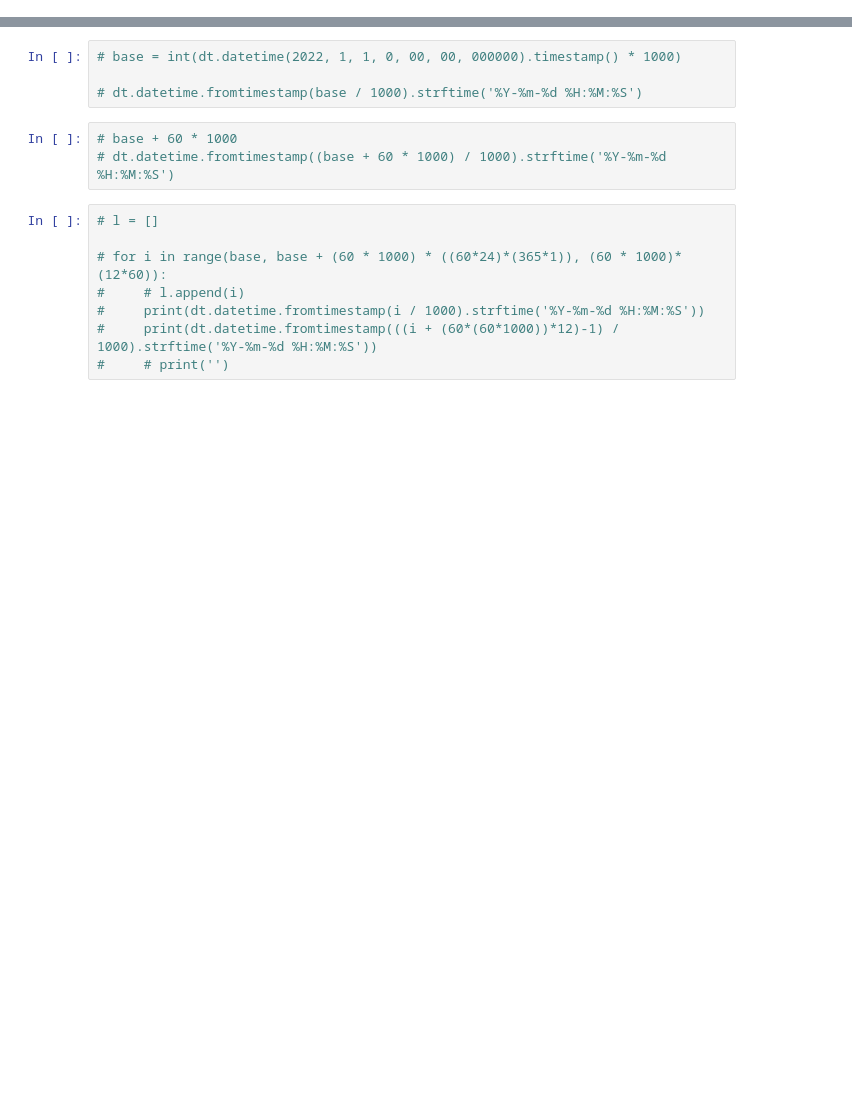
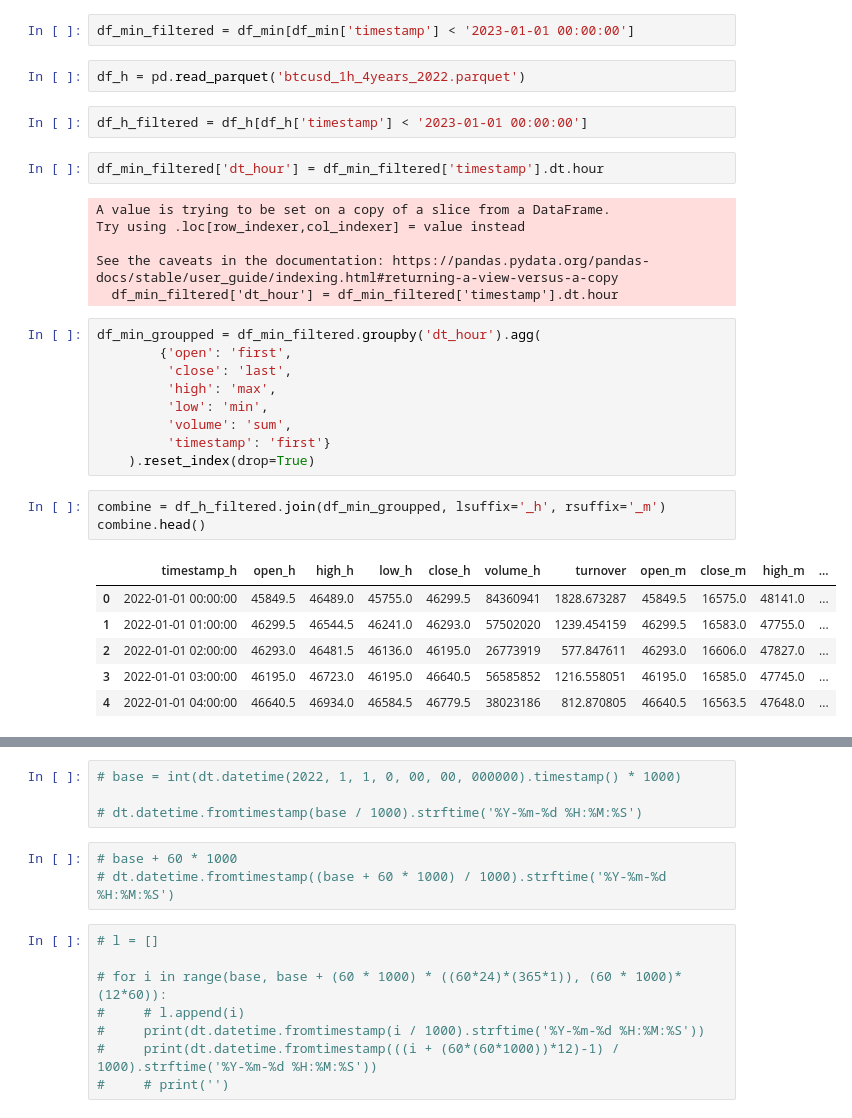
Before and after one commit to eilyich/alqotrading_beta, a Jupyter notebook: bybit_data_download.ipynb, the cells around one changed output, grey strips where cells are left out. Saved outputs shown, nothing was run; the diff lists cells and outputs as text; blank space fills up the shorter version.

```diff
--- a/bybit_data_download.ipynb
+++ b/bybit_data_download.ipynb
@@ -156,0 +114,33 @@ df2
+# %%
+df_min_filtered = df_min[df_min['timestamp'] < '2023-01-01 00:00:00']
+# %%
+df_h = pd.read_parquet('btcusd_1h_4years_2022.parquet')
+# %%
+df_h_filtered = df_h[df_h['timestamp'] < '2023-01-01 00:00:00']
+# %%
+df_min_filtered['dt_hour'] = df_min_filtered['timestamp'].dt.hour
+# %% [output]
+A value is trying to be set on a copy of a slice from a DataFrame.
+Try using .loc[row_indexer,col_indexer] = value instead
+
+See the caveats in the documentation: https://pandas.pydata.org/pandas-docs/stable/user_guide/indexing.html#returning-a-view-versus-a-copy
+  df_min_filtered['dt_hour'] = df_min_filtered['timestamp'].dt.hour
+# %%
+df_min_groupped = df_min_filtered.groupby('dt_hour').agg(
+        {'open': 'first',
+         'close': 'last',
+         'high': 'max',
+         'low': 'min',
+         'volume': 'sum',
+         'timestamp': 'first'}
+    ).reset_index(drop=True)
+# %%
+combine = df_h_filtered.join(df_min_groupped, lsuffix='_h', rsuffix='_m')
+combine.head()
+# %% [output]
+|  | timestamp_h | open_h | high_h | low_h | close_h | volume_h | turnover | open_m | close_m | high_m | ... |
+| 0 | 2022-01-01 00:00:00 | 45849.5 | 46489.0 | 45755.0 | 46299.5 | 84360941 | 1828.673287 | 45849.5 | 16575.0 | 48141.0 | ... |
+| 1 | 2022-01-01 01:00:00 | 46299.5 | 46544.5 | 46241.0 | 46293.0 | 57502020 | 1239.454159 | 46299.5 | 16583.0 | 47755.0 | ... |
+| 2 | 2022-01-01 02:00:00 | 46293.0 | 46481.5 | 46136.0 | 46195.0 | 26773919 | 577.847611 | 46293.0 | 16606.0 | 47827.0 | ... |
+| 3 | 2022-01-01 03:00:00 | 46195.0 | 46723.0 | 46195.0 | 46640.5 | 56585852 | 1216.558051 | 46195.0 | 16585.0 | 47745.0 | ... |
+| 4 | 2022-01-01 04:00:00 | 46640.5 | 46934.0 | 46584.5 | 46779.5 | 38023186 | 812.870805 | 46640.5 | 16563.5 | 47648.0 | ... |
```
Also changed, not shown: parts of 15 cells of this notebook, 1 other file.
